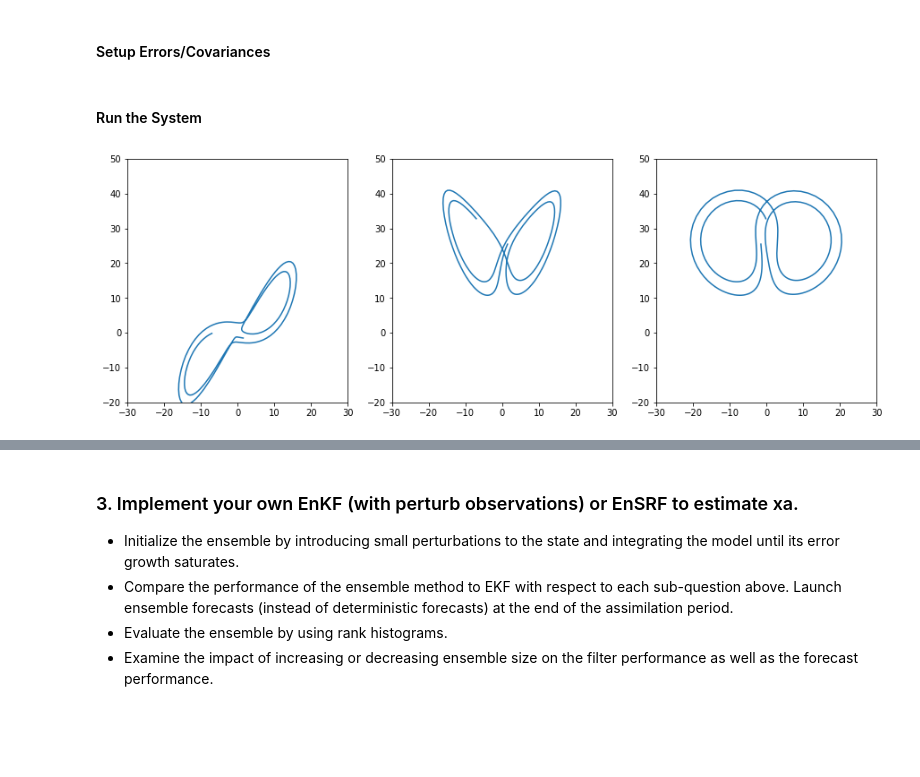
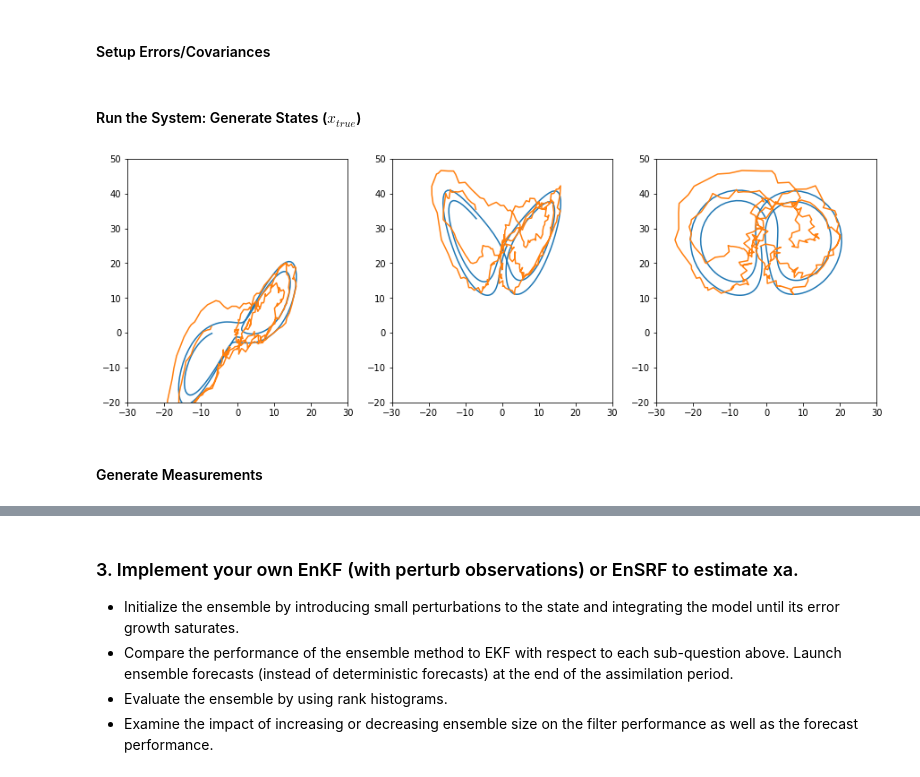
Before and after one commit to Markleonard1019/ASEN, a Jupyter notebook: midterm_Q2.ipynb, the cells around one changed output, grey strips where cells are left out. Cells and saved outputs as stored; diff of their text form; code cells hidden in the pictures; blank space fills up the shorter version.

Commit message:
Add files via upload
made plot visuals and some #comments for my memory.

```diff
--- a/midterm_Q2.ipynb
+++ b/midterm_Q2.ipynb
@@ -118,21 +133,36 @@ var_s = 1
 # pnoise_seed = np.random.randn(MO, N_sys)
 # pnoise = Qsqrt_cov @ pnoise_seed
 # %% [markdown]
-#### Run the System
+#### Run the System: Generate States ($x_{true}$)
 # %%
 ## Iterate through time and simulate dynamics
-r = np.array([x1_0, x2_0, x3_0], float)   # "Current" position
-for i in range(N_sys):
-    # Current time step (i)
-    x_true[i] = r
+r = np.array([[x1_0, x2_0, x3_0]], float).T   # "Current" position
+
+## Set ICs
+x_true[:,0] = np.squeeze(r)
+x_s[:,0] = np.squeeze(r + svar * np.random.randn(3,1))
+
+for i in range(1,N_sys):
+#     # Current time step (i)
+#     x_true[:,i] = np.squeeze(r)
 
     # Advance time step (i+1)
-    r = advance_time(r, coeffs, h_sys)
+    x_true[:,i] = advance_time(x_true[:,i-1], coeffs, h_sys)
+    x_s[:,i] = advance_time(x_s[:,i-1], coeffs, h_sys) + \
+                np.squeeze(Qsqrt_cov @ np.random.randn(3,1))
 # %%
 plt.figure(figsize=[15,5])
-plt.subplot(1,3,1) ; plt.plot(x_true[:,0],x_true[:,1]);plt.ylim(-20,50);plt.xlim(-30,30)
-plt.subplot(1,3,2) ; plt.plot(x_true[:,0],x_true[:,2]);plt.ylim(-20,50);plt.xlim(-30,30)
-plt.subplot(1,3,3) ; plt.plot(x_true[:,1],x_true[:,2]);plt.ylim(-20,50);plt.xlim(-30,30)
+plt.subplot(1,3,1) ; plt.plot(x_true[0,:],x_true[1,:]);plt.ylim(-20,50);plt.xlim(-30,30)
+plt.plot(x_s[0,:],x_s[1,:])
+
+plt.subplot(1,3,2)
+plt.plot(x_true[0,:],x_true[2,:]); plt.ylim(-20,50);plt.xlim(-30,30)
+plt.plot(x_s[0,:],x_s[2,:])
+
+plt.subplot(1,3,3) ; plt.plot(x_true[1,:],x_true[2,:]);plt.ylim(-20,50);plt.xlim(-30,30)
+plt.plot(x_s[1,:],x_s[2,:])
 plt.show()
 # %% [output]
-[figure, old version]
+[figure, new version]
+# %% [markdown]
+#### Generate Measurements
```
Also changed, not shown: parts of 6 cells of this notebook.
